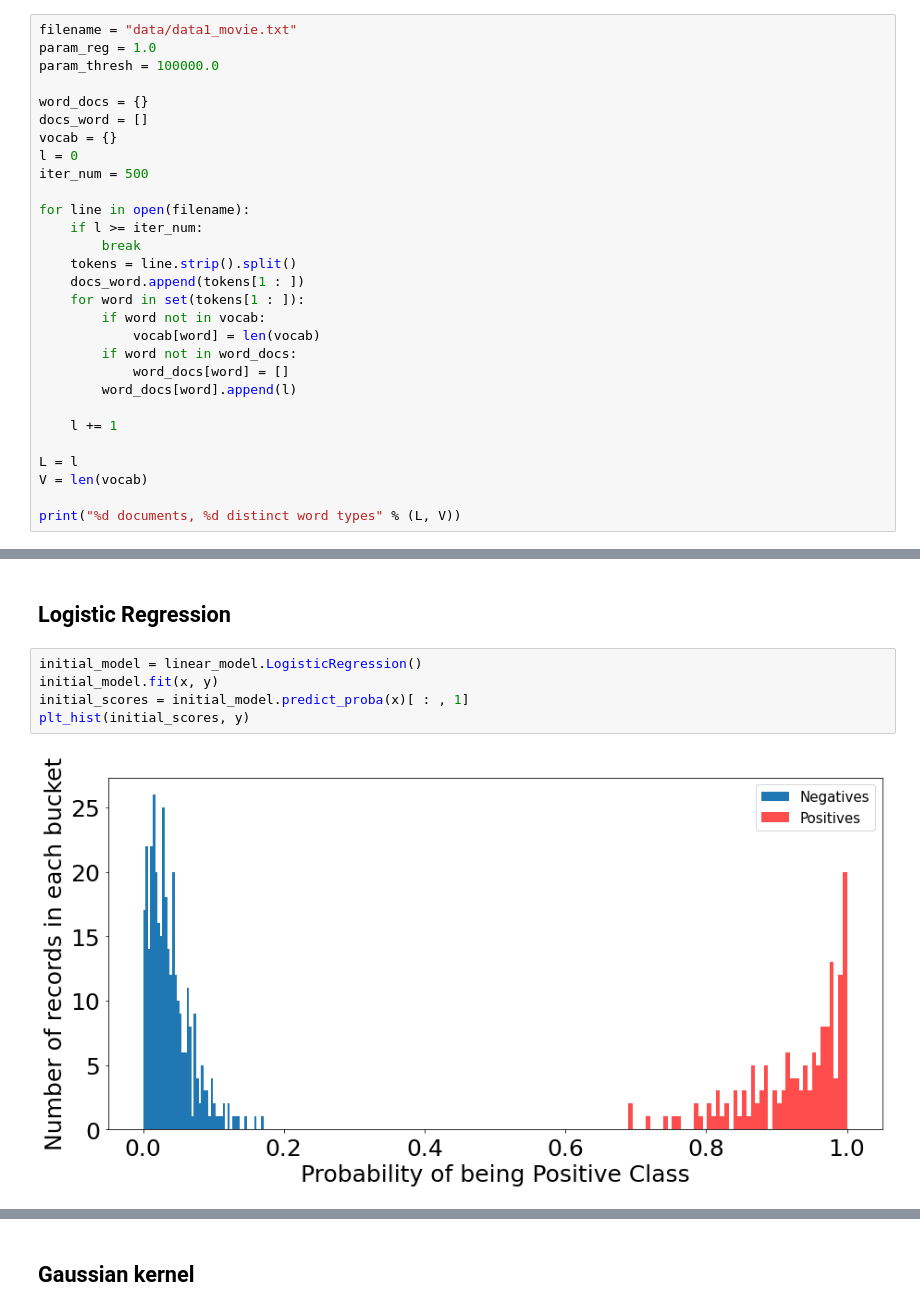
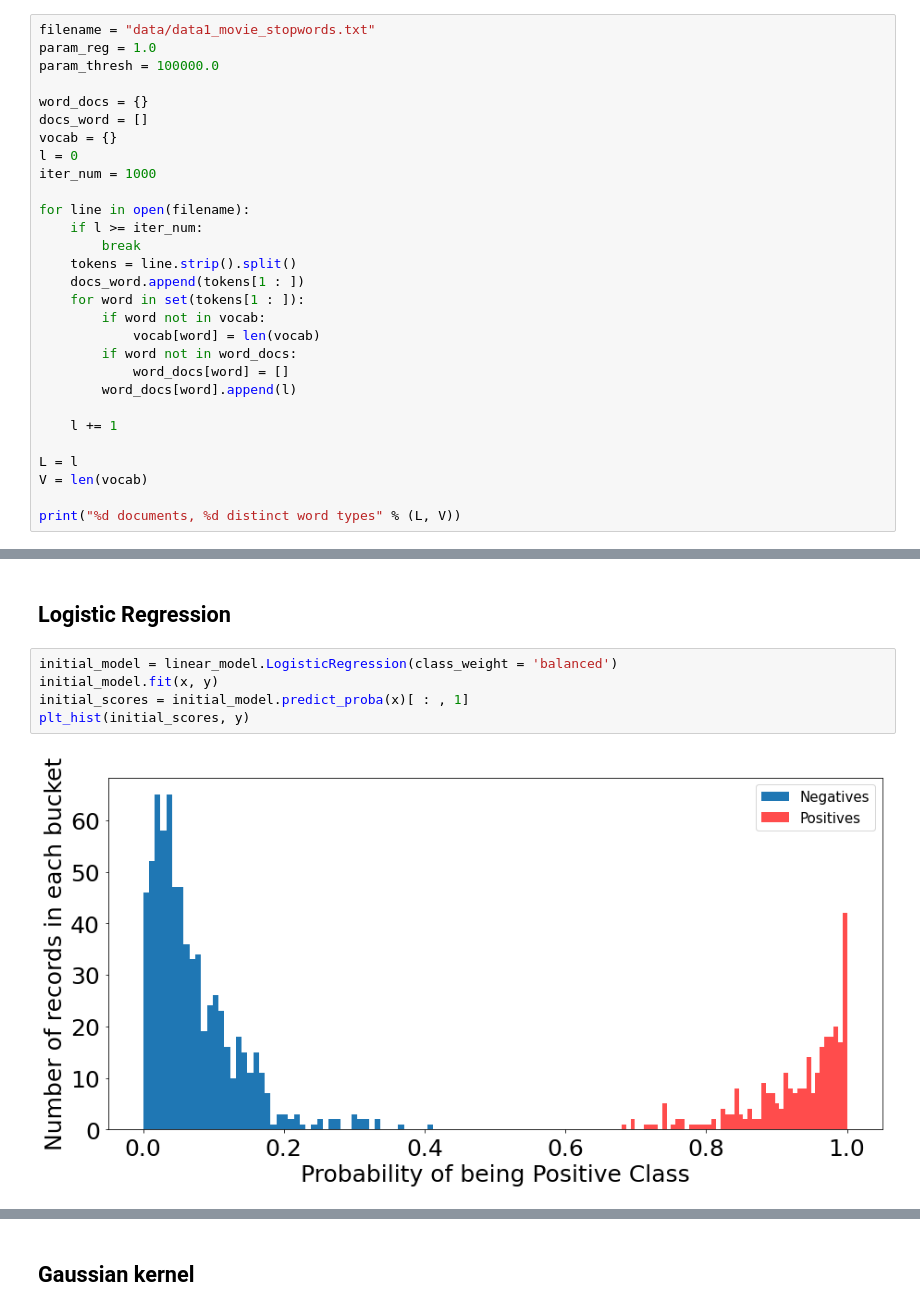
Before and after one commit to Fir-lat/Happy_NLP, a Jupyter notebook: kernel_logistic_regression.ipynb, the cells around one changed output, grey strips where cells are left out. Cells and saved outputs as stored; diff of their text form.

```diff
--- a/kernel_logistic_regression.ipynb
+++ b/kernel_logistic_regression.ipynb
@@ -40,5 +19,5 @@ Deprecated in NumPy 1.20; for more details and guidance: https://numpy.org/devdo
 # %%
-filename = "data/data1_movie.txt"
+filename = "data/data1_movie_stopwords.txt"
 param_reg = 1.0
 param_thresh = 100000.0
 
@@ -46,7 +25,7 @@ word_docs = {}
 docs_word = []
 vocab = {}
 l = 0
-iter_num = 500
+iter_num = 1000
 
 for line in open(filename):
     if l >= iter_num:
@@ -179,9 +158,9 @@ def plt_hist(scores, y, coef = np.zeros((4, 2)), output = False):
 # %% [markdown]
 ## Logistic Regression
 # %%
-initial_model = linear_model.LogisticRegression()
+initial_model = linear_model.LogisticRegression(class_weight = 'balanced')
 initial_model.fit(x, y)
 initial_scores = initial_model.predict_proba(x)[ : , 1]
 plt_hist(initial_scores, y)
 # %% [output]
-[figure, old version]
+[figure, new version]
```
Also changed, not shown: parts of 43 cells of this notebook, 1 other file.
